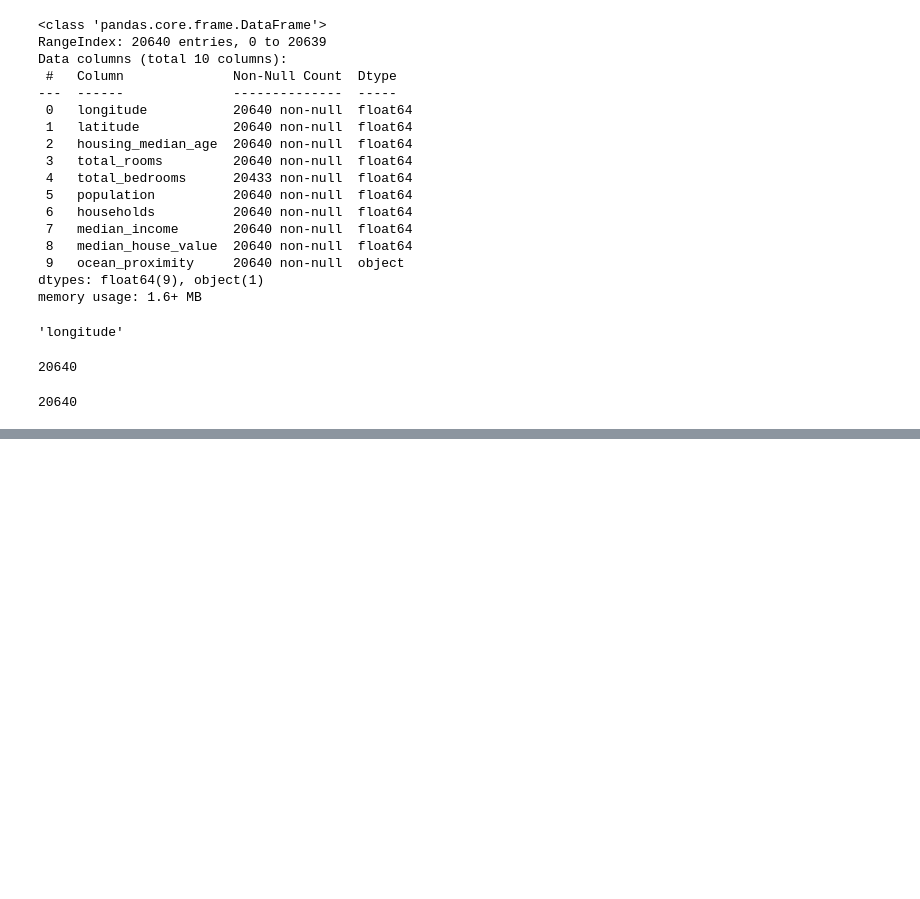
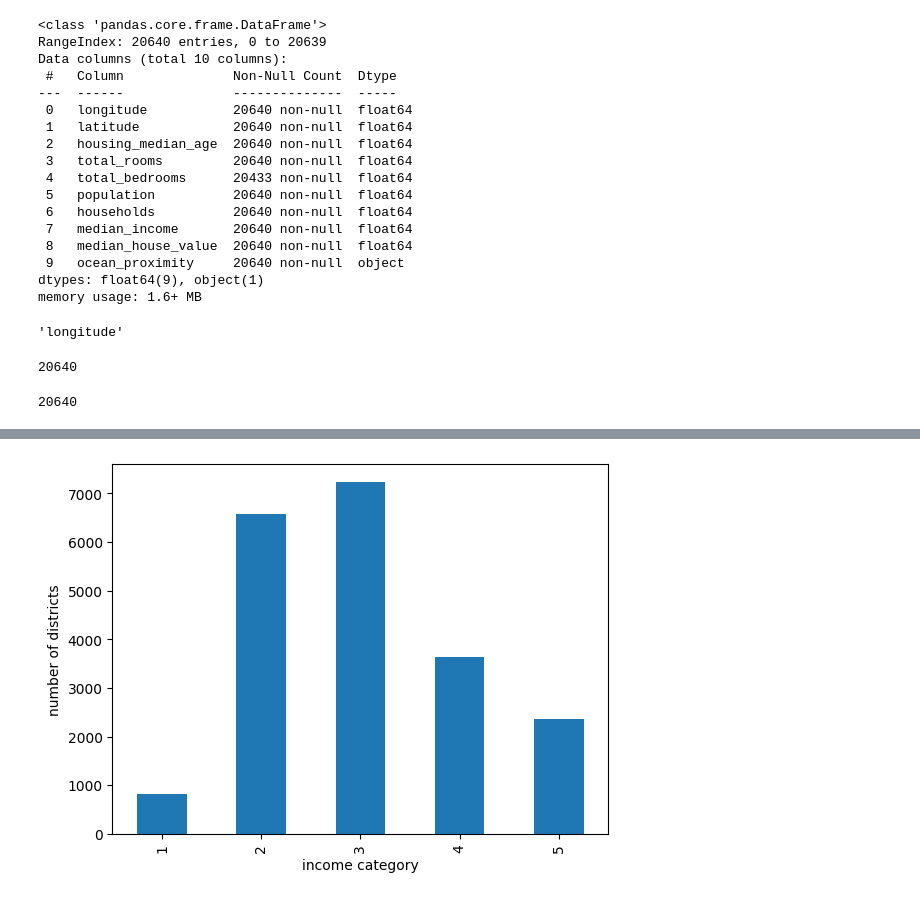
Before and after one commit to gowthamkaruturi/ai-engineer-roadmap, a Jupyter notebook: dataframes.ipynb, the cells around one changed output, grey strips where cells are left out. Saved outputs shown, nothing was run; the diff lists cells and outputs as text; code cells hidden in the pictures; blank space fills up the shorter version.

```diff
--- a/dataframes.ipynb
+++ b/dataframes.ipynb
@@ -84,13 +84,15 @@ train_set, test_set = train_test_split(housing_data, test_size=0.2, random_state
 # %%
-housing_data['income_cat'] = pd.cut(housing_data['median_income'],
+housing_full['income_cat'] = pd.cut(housing_full['median_income'],
                                     bins=[0., 1.5, 3.0, 4.5, 6., np.inf],
                                     labels=[1, 2, 3, 4, 5])
 # %%
-cat_counts = housing_data['income_cat'].value_counts().sort_index()
+cat_counts = housing_full['income_cat'].value_counts().sort_index()
 cat_counts.plot.bar()
 plt.xlabel('income category')
 plt.ylabel('number of districts')
 plt.show()
+# %% [output]
+[figure, added]
 # %%
 from sklearn.model_selection import StratifiedShuffleSplit
 splitter = StratifiedShuffleSplit(n_splits=1, test_size=0.2, random_state=42)
```
Also changed, not shown: parts of 7 cells of this notebook.
